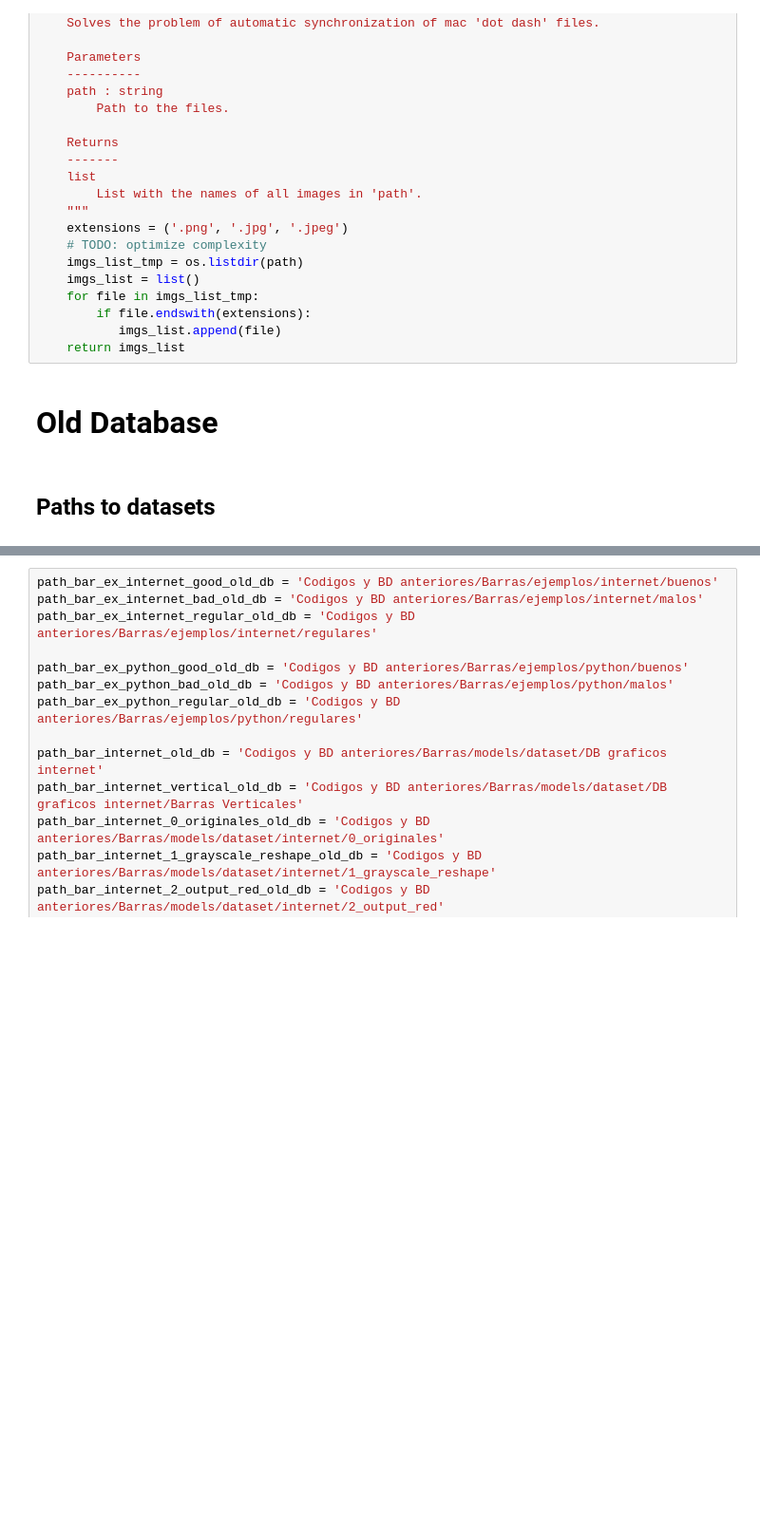
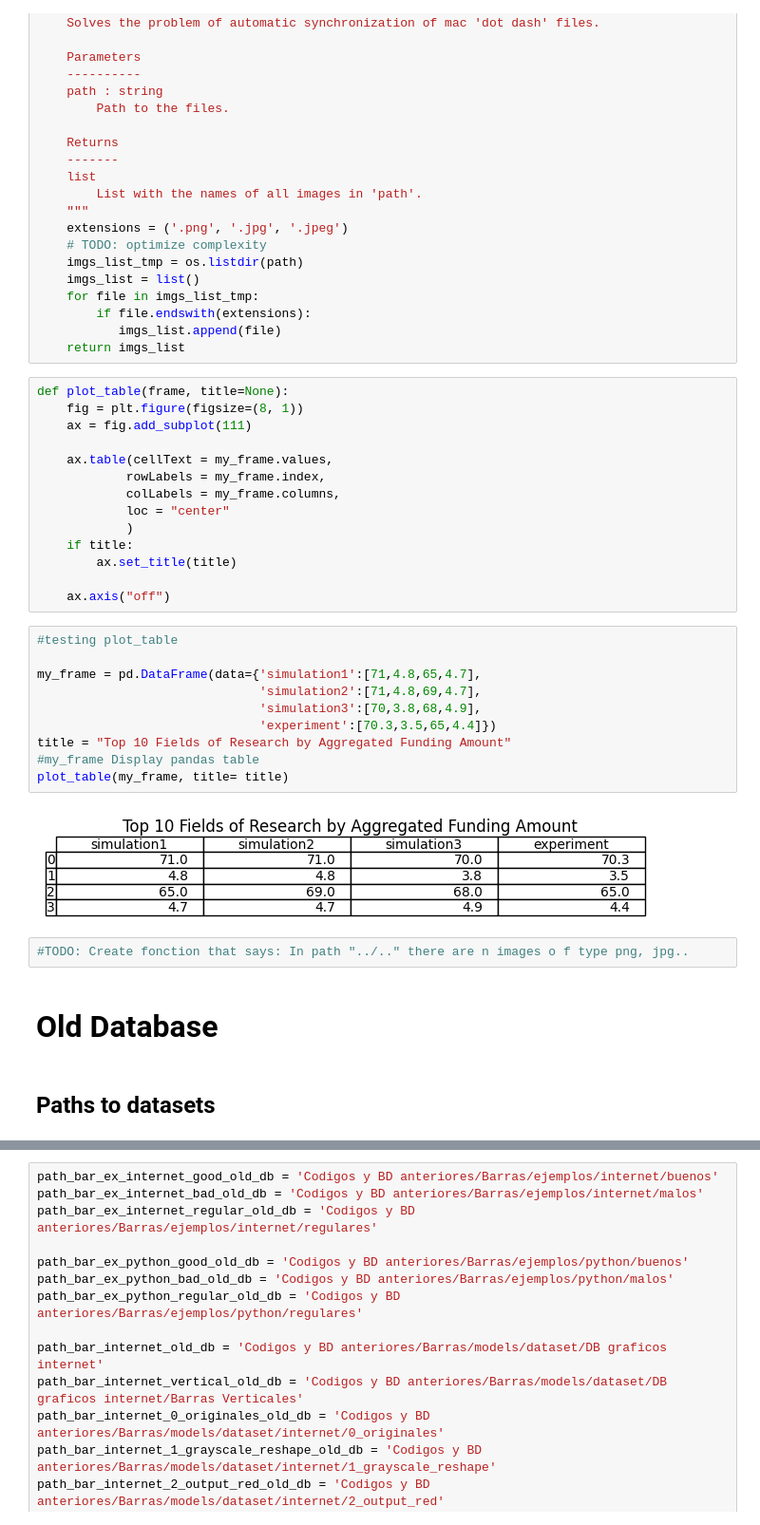
Before and after one commit to nucontreras/artificial-intelligence-scripts, a Jupyter notebook: FSCN/data_analysis.ipynb, the cells around one changed output, grey strips where cells are left out. Shown: that part at 95% size. Drawn from its saved outputs; the diff is of its cells as text; blank space fills up the shorter version.

Commit message:
data_analysis updates

```diff
--- a/FSCN/data_analysis.ipynb
+++ b/FSCN/data_analysis.ipynb
@@ -56,8 +55,36 @@ def search_imgs(path):
         if file.endswith(extensions):
            imgs_list.append(file)
     return imgs_list
+# %%
+def plot_table(frame, title=None):
+    fig = plt.figure(figsize=(8, 1))
+    ax = fig.add_subplot(111)
+
+    ax.table(cellText = my_frame.values,
+            rowLabels = my_frame.index,
+            colLabels = my_frame.columns,
+            loc = "center"
+            )
+    if title:
+        ax.set_title(title)
+
+    ax.axis("off")
+# %%
+#testing plot_table
+
+my_frame = pd.DataFrame(data={'simulation1':[71,4.8,65,4.7],
+                              'simulation2':[71,4.8,69,4.7],
+                              'simulation3':[70,3.8,68,4.9],
+                              'experiment':[70.3,3.5,65,4.4]})
+title = "Top 10 Fields of Research by Aggregated Funding Amount"
+#my_frame Display pandas table
+plot_table(my_frame, title= title)
+# %% [output]
+[figure, added]
+# %%
+#TODO: Create fonction that says: In path "../.." there are n images o f type png, jpg..
 # %% [markdown]
 # <b><FONT size="6" color='MidnightBlue '>Old Database </FONT>
 # %% [markdown]
-# <b><FONT size="5" color='MidnightBlue '>Paths to datasets </FONT>
+## <b><FONT size="5" color='MidnightBlue '>Paths to datasets </FONT>
 # %% [markdown]
```
Also changed, not shown: parts of 11 cells of this notebook.
